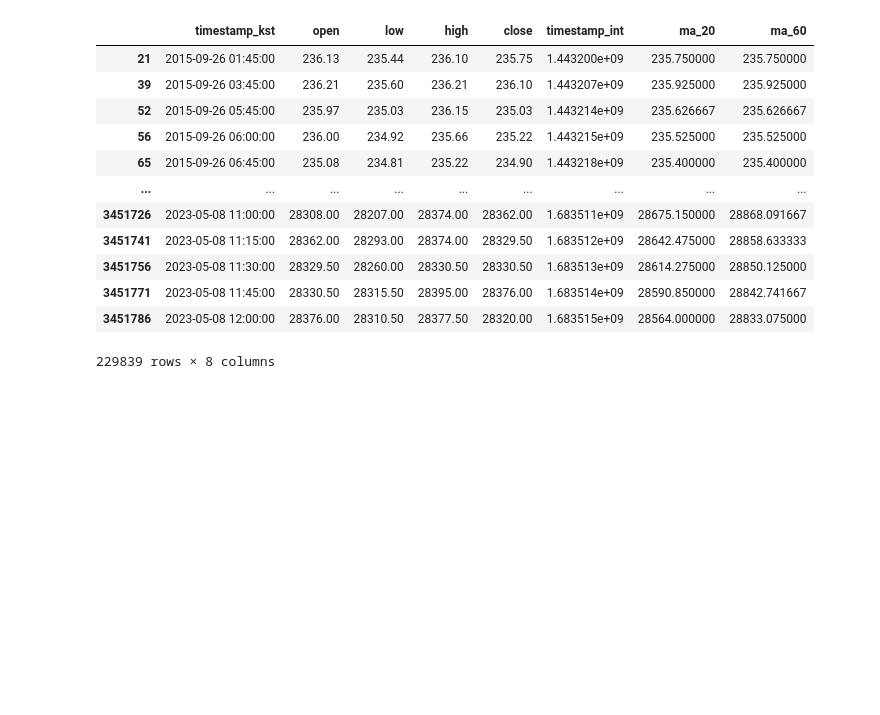
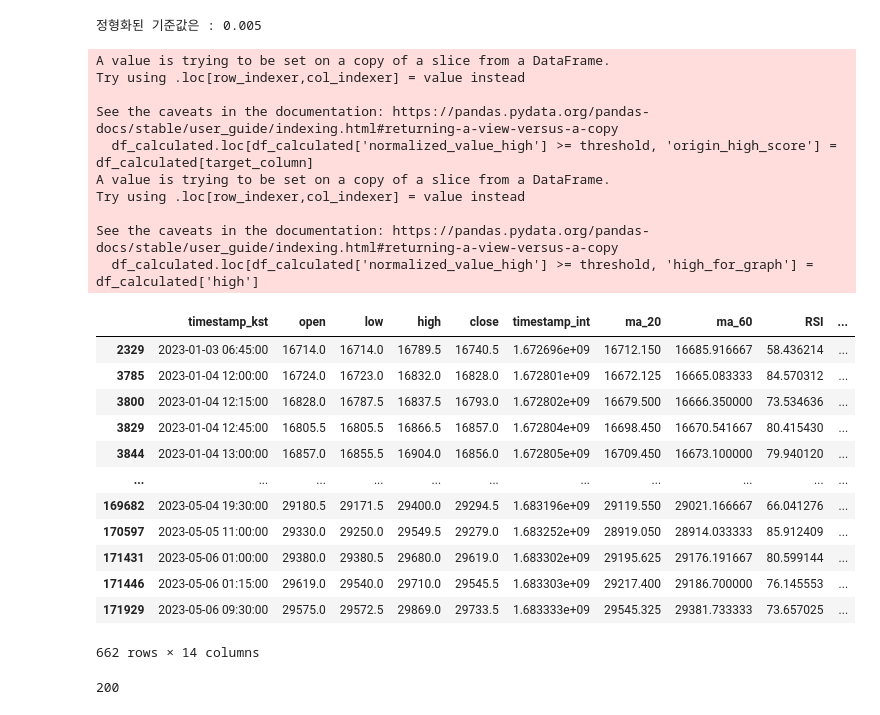
Before and after one commit to baram3615/dongseop, a Jupyter notebook: 클래스리펙토링.ipynb, the cells around one changed output. Drawn from its saved outputs; the diff is of its cells as text; code cells hidden in the pictures; blank space fills up the shorter version.

Commit message:
update high pionts

```diff
--- a/클래스리펙토링.ipynb
+++ b/클래스리펙토링.ipynb
@@ -1,3 +1,3 @@
 # %%
-#FILE_PATH = 'C://Users//User//Downloads//bitmex_data_1m.csv'
-FILE_PATH = 'D://bitmex_data_1m.csv'
+FILE_PATH = 'C://Users//User//Downloads//bitmex_data_1m.csv'
+#FILE_PATH = 'D://bitmex_data_1m.csv'
@@ -332,6 +381,6 @@ CSV 데이터 로드 완료.
 # %%
 bitmex = Bitmex()
-bitmex.set_loader(BitmexCSVDataLoader(15,'2023-12-31 15:01:00'))
+bitmex.set_loader(BitmexCSVDataLoader(15,'2022-12-31 15:01:00'))
 bitmex.load()
 # %% [output]
 CSV 데이터를 로드하고 Nan을 제거합니다.
@@ -366,0 +418,3 @@ NameError: name 'HighPointScoringProcessing' is not defined
+# %%
+indicator_list_more = [LowPointScoringProcessing([200])]
+bitmex.add_sub_indicator(indicator_list_more)
@@ -367,16 +437,33 @@ NameError: name 'HighPointScoringProcessing' is not defined
+# %%
+process_instance = GetHighPoints(bitmex.data, 'high_score', 0.95)
+high_points = bitmex.get_key_points(process_instance)
+high_points
+# %% [output]
+정형화된 기준값은 : 0.005
+A value is trying to be set on a copy of a slice from a DataFrame.
+Try using .loc[row_indexer,col_indexer] = value instead
+
+See the caveats in the documentation: https://pandas.pydata.org/pandas-docs/stable/user_guide/indexing.html#returning-a-view-versus-a-copy
+  df_calculated.loc[df_calculated['normalized_value_high'] >= threshold, 'origin_high_score'] = df_calculated[target_column]
+A value is trying to be set on a copy of a slice from a DataFrame.
+Try using .loc[row_indexer,col_indexer] = value instead
+
+See the caveats in the documentation: https://pandas.pydata.org/pandas-docs/stable/user_guide/indexing.html#returning-a-view-versus-a-copy
+  df_calculated.loc[df_calculated['normalized_value_high'] >= threshold, 'high_for_graph'] = df_calculated['high']
+|  | timestamp_kst | open | low | high | close | timestamp_int | ma_20 | ma_60 | RSI | ... |
+| 2329 | 2023-01-03 06:45:00 | 16714.0 | 16714.0 | 16789.5 | 16740.5 | 1.672696e+09 | 16712.150 | 16685.916667 | 58.436214 | ... |
+| 3785 | 2023-01-04 12:00:00 | 16724.0 | 16723.0 | 16832.0 | 16828.0 | 1.672801e+09 | 16672.125 | 16665.083333 | 84.570312 | ... |
+| 3800 | 2023-01-04 12:15:00 | 16828.0 | 16787.5 | 16837.5 | 16793.0 | 1.672802e+09 | 16679.500 | 16666.350000 | 73.534636 | ... |
+| 3829 | 2023-01-04 12:45:00 | 16805.5 | 16805.5 | 16866.5 | 16857.0 | 1.672804e+09 | 16698.450 | 16670.541667 | 80.415430 | ... |
+| 3844 | 2023-01-04 13:00:00 | 16857.0 | 16855.5 | 16904.0 | 16856.0 | 1.672805e+09 | 16709.450 | 16673.100000 | 79.940120 | ... |
+| ... | ... | ... | ... | ... | ... | ... | ... | ... | ... | ... |
+| 169682 | 2023-05-04 19:30:00 | 29180.5 | 29171.5 | 29400.0 | 29294.5 | 1.683196e+09 | 29119.550 | 29021.166667 | 66.041276 | ... |
+| 170597 | 2023-05-05 11:00:00 | 29330.0 | 29250.0 | 29549.5 | 29279.0 | 1.683252e+09 | 28919.050 | 28914.033333 | 85.912409 | ... |
+| 171431 | 2023-05-06 01:00:00 | 29380.0 | 29380.5 | 29680.0 | 29619.0 | 1.683302e+09 | 29195.625 | 29176.191667 | 80.599144 | ... |
+| 171446 | 2023-05-06 01:15:00 | 29619.0 | 29540.0 | 29710.0 | 29545.5 | 1.683303e+09 | 29217.400 | 29186.700000 | 76.145553 | ... |
+| 171929 | 2023-05-06 09:30:00 | 29575.0 | 29572.5 | 29869.0 | 29733.5 | 1.683333e+09 | 29545.325 | 29381.733333 | 73.657025 | ... |
+662 rows × 14 columns
 # %%
-bitmex.data
+bitmex.data.loc[bitmex.data['high_score'].idxmax()]['high_score']
 # %% [output]
-|  | timestamp_kst | open | low | high | close | timestamp_int | ma_20 | ma_60 |
-| 21 | 2015-09-26 01:45:00 | 236.13 | 235.44 | 236.10 | 235.75 | 1.443200e+09 | 235.750000 | 235.750000 |
-| 39 | 2015-09-26 03:45:00 | 236.21 | 235.60 | 236.21 | 236.10 | 1.443207e+09 | 235.925000 | 235.925000 |
-| 52 | 2015-09-26 05:45:00 | 235.97 | 235.03 | 236.15 | 235.03 | 1.443214e+09 | 235.626667 | 235.626667 |
-| 56 | 2015-09-26 06:00:00 | 236.00 | 234.92 | 235.66 | 235.22 | 1.443215e+09 | 235.525000 | 235.525000 |
-| 65 | 2015-09-26 06:45:00 | 235.08 | 234.81 | 235.22 | 234.90 | 1.443218e+09 | 235.400000 | 235.400000 |
-| ... | ... | ... | ... | ... | ... | ... | ... | ... |
-| 3451726 | 2023-05-08 11:00:00 | 28308.00 | 28207.00 | 28374.00 | 28362.00 | 1.683511e+09 | 28675.150000 | 28868.091667 |
-| 3451741 | 2023-05-08 11:15:00 | 28362.00 | 28293.00 | 28374.00 | 28329.50 | 1.683512e+09 | 28642.475000 | 28858.633333 |
-| 3451756 | 2023-05-08 11:30:00 | 28329.50 | 28260.00 | 28330.50 | 28330.50 | 1.683513e+09 | 28614.275000 | 28850.125000 |
-| 3451771 | 2023-05-08 11:45:00 | 28330.50 | 28315.50 | 28395.00 | 28376.00 | 1.683514e+09 | 28590.850000 | 28842.741667 |
-| 3451786 | 2023-05-08 12:00:00 | 28376.00 | 28310.50 | 28377.50 | 28320.00 | 1.683515e+09 | 28564.000000 | 28833.075000 |
-229839 rows × 8 columns
+200
```
Also changed, not shown: parts of 10 cells of this notebook.
